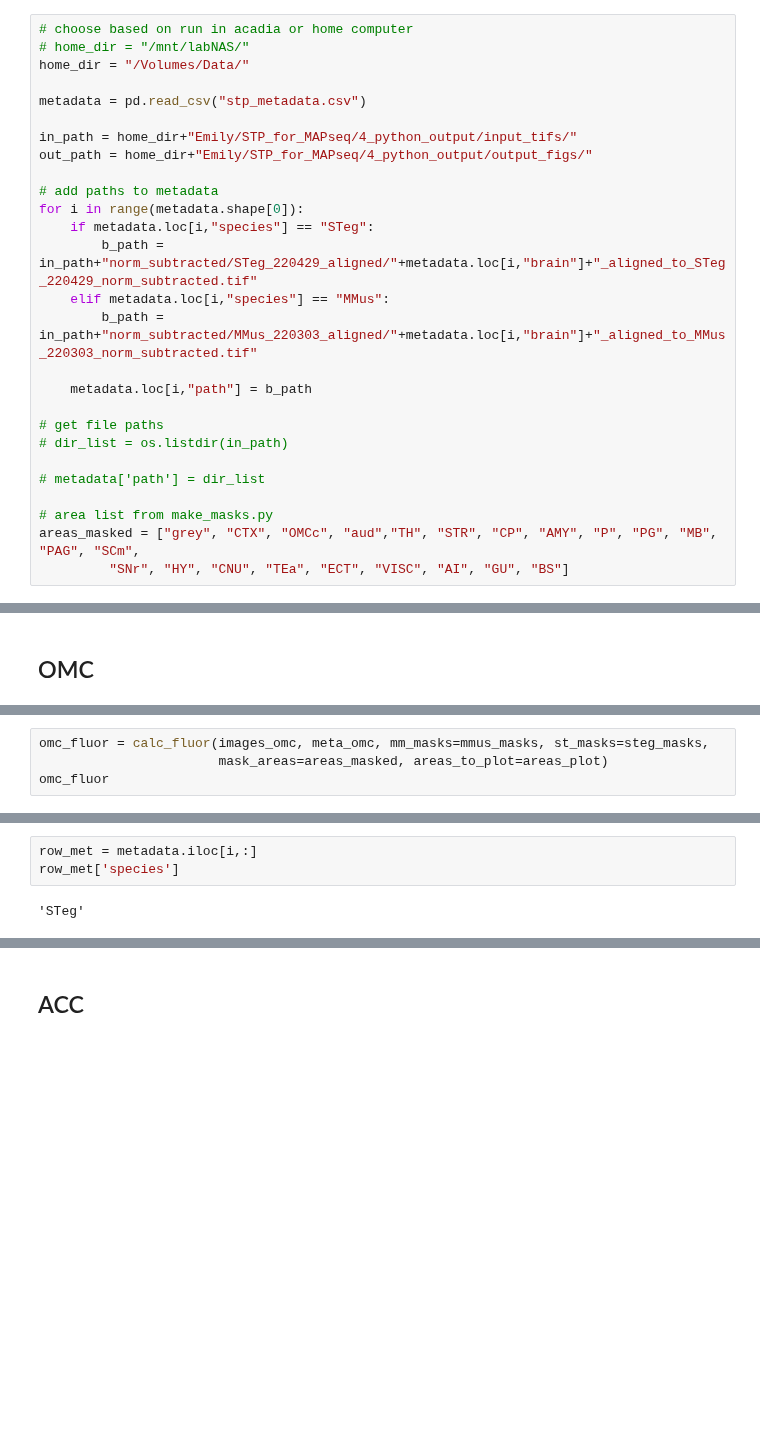
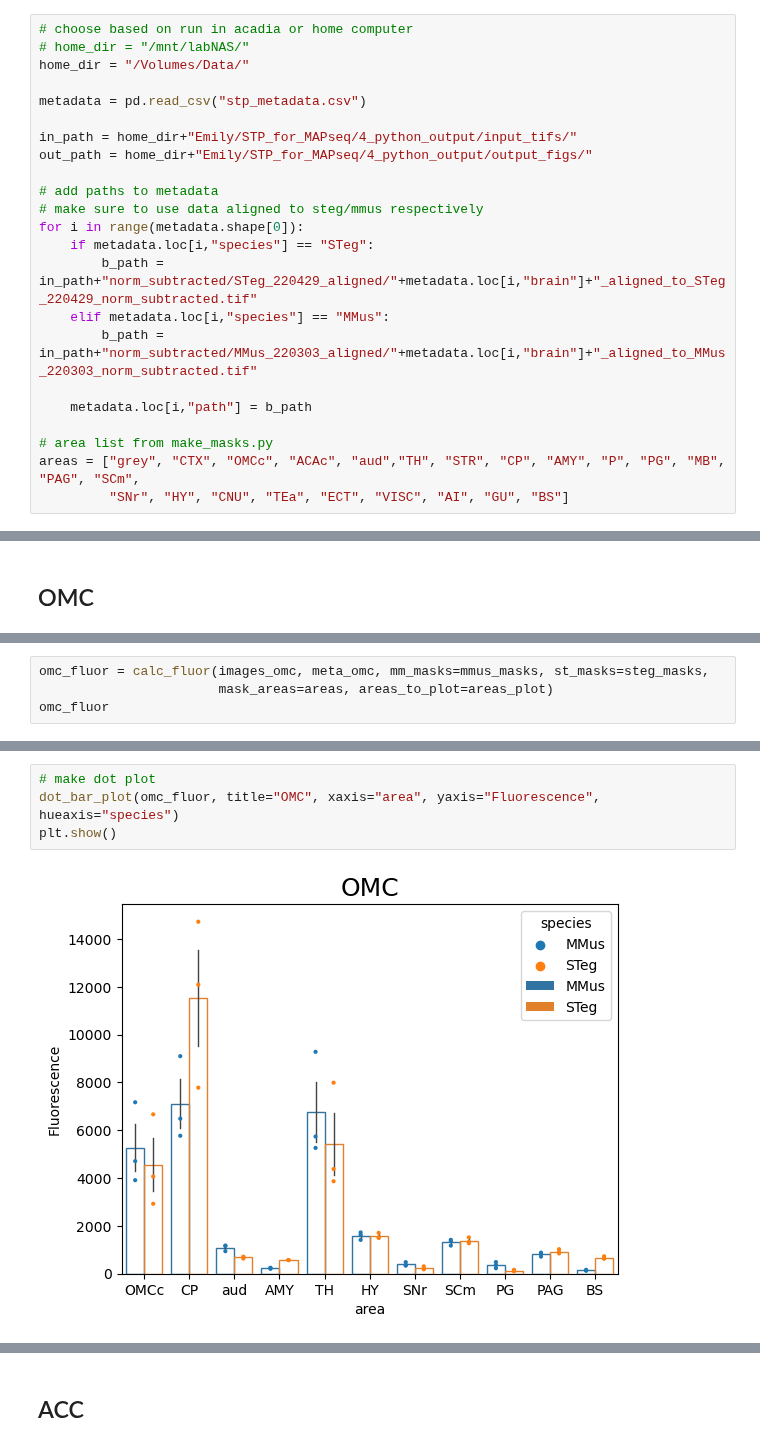
Before and after one commit to eisko/STP_analysis, a Jupyter notebook: STP_quant_fluor.ipynb, the cells around one changed output, grey strips where cells are left out. Cells and saved outputs as stored; diff of their text form; blank space fills up the shorter version.

Commit message:
update quant fluor

```diff
--- a/STP_quant_fluor.ipynb
+++ b/STP_quant_fluor.ipynb
@@ -32,6 +32,7 @@ in_path = home_dir+"Emily/STP_for_MAPseq/4_python_output/input_tifs/"
 out_path = home_dir+"Emily/STP_for_MAPseq/4_python_output/output_figs/"
 
 # add paths to metadata
+# make sure to use data aligned to steg/mmus respectively
 for i in range(metadata.shape[0]):
     if metadata.loc[i,"species"] == "STeg":
         b_path = in_path+"norm_subtracted/STeg_220429_aligned/"+metadata.loc[i,"brain"]+"_aligned_to_STeg_220429_norm_subtracted.tif"
@@ -40,11 +41,6 @@ for i in range(metadata.shape[0]):
 
     metadata.loc[i,"path"] = b_path
 
-# get file paths
-# dir_list = os.listdir(in_path)
-
-# metadata['path'] = dir_list
-
 # area list from make_masks.py
-areas_masked = ["grey", "CTX", "OMCc", "aud","TH", "STR", "CP", "AMY", "P", "PG", "MB", "PAG", "SCm",
+areas = ["grey", "CTX", "OMCc", "ACAc", "aud","TH", "STR", "CP", "AMY", "P", "PG", "MB", "PAG", "SCm",
          "SNr", "HY", "CNU", "TEa", "ECT", "VISC", "AI", "GU", "BS"]
@@ -172,5 +84,5 @@ metadata
 # %%
 omc_fluor = calc_fluor(images_omc, meta_omc, mm_masks=mmus_masks, st_masks=steg_masks,
-                       mask_areas=areas_masked, areas_to_plot=areas_plot)
+                       mask_areas=areas, areas_to_plot=areas_plot)
 omc_fluor
 # %% [output]
@@ -195,5 +102,6 @@ IndexError: list index out of range
-# %%
-row_met = metadata.iloc[i,:]
-row_met['species']
-# %% [output]
-'STeg'
+# %%
+# make dot plot
+dot_bar_plot(omc_fluor, title="OMC", xaxis="area", yaxis="Fluorescence", hueaxis="species")
+plt.show()
+# %% [output]
+[figure, added]
```
Also changed, not shown: parts of 13 cells of this notebook, 4 other files.
